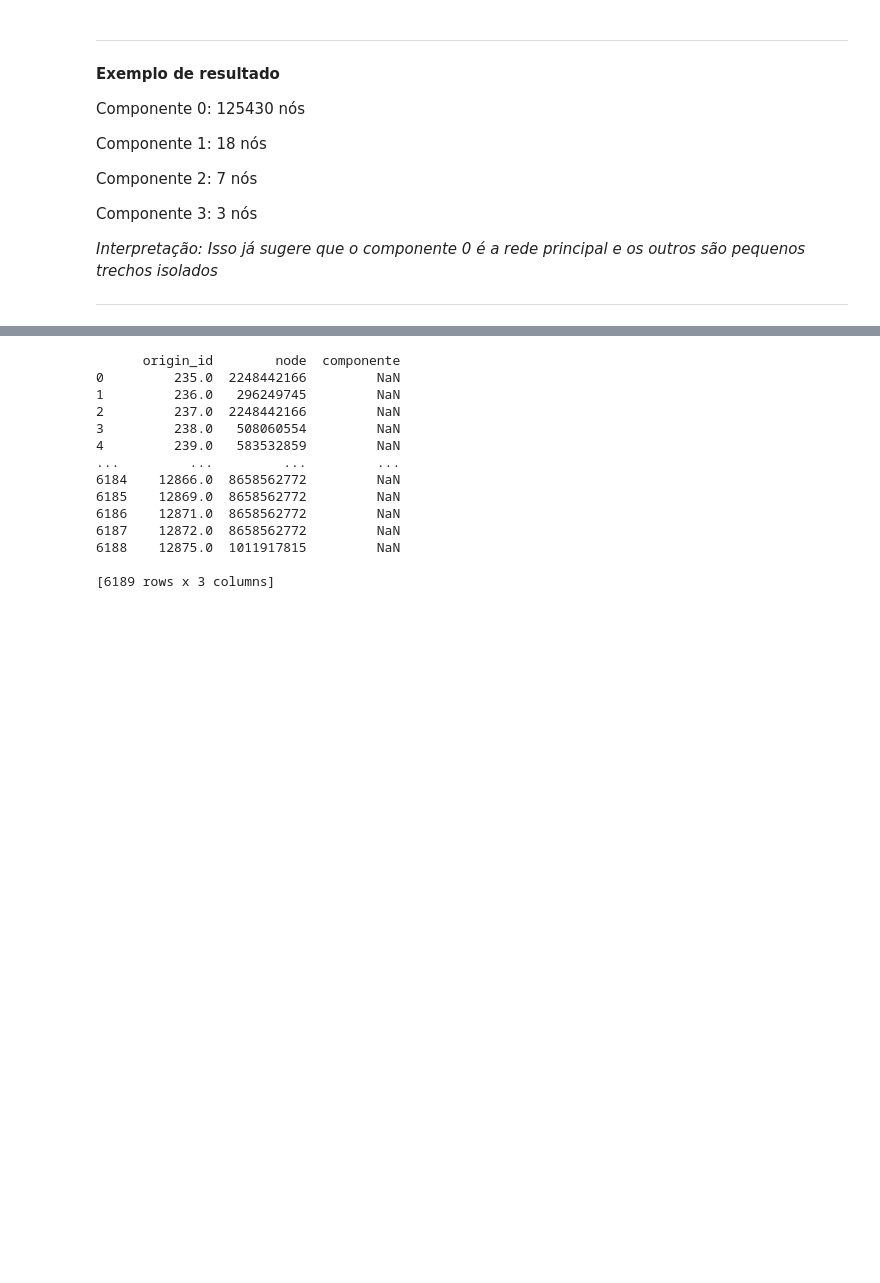
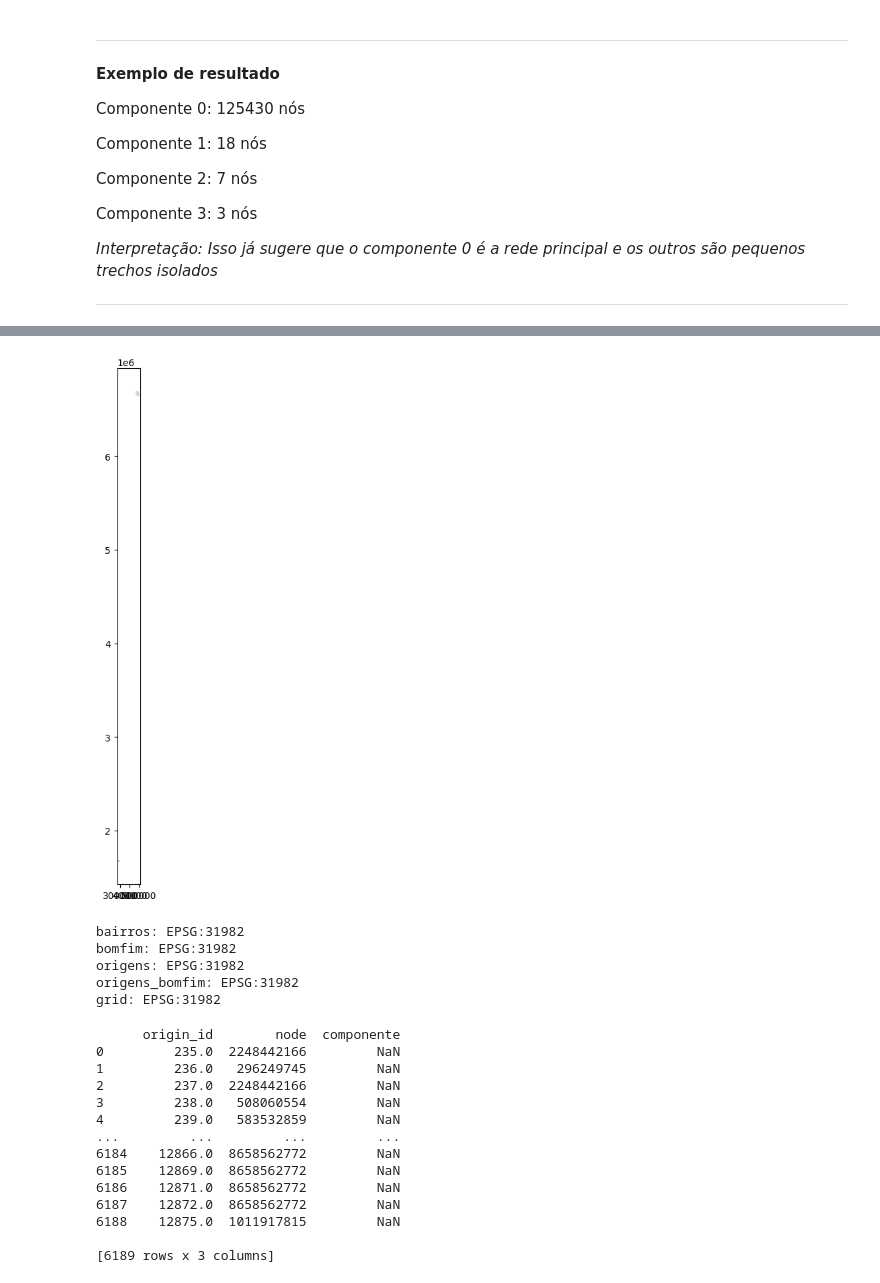
Before and after one commit to S-Behling/EtPilot, a Jupyter notebook: notebooks/04_network_cleaning.ipynb, the cells around one changed output, grey strips where cells are left out. Drawn from its saved outputs; the diff is of its cells as text; code cells hidden in the pictures; blank space fills up the shorter version.

```diff
--- a/notebooks/04_network_cleaning.ipynb
+++ b/notebooks/04_network_cleaning.ipynb
@@ -134,3 +152,47 @@ Número de origens no Bom Fim: 0
+# %%
+grid = gpd.read_file(
+    "../data/grade_estatistica_POA-2022/grade2022.shp"
+)
+
+fig, ax = plt.subplots(figsize=(10, 10))
+
+# Grade
+grid.plot(
+    ax=ax,
+    facecolor="none",
+    edgecolor="lightgray"
+)
+
+# Limite do Bom Fim
+bomfim.plot(
+    ax=ax,
+    facecolor="none",
+    edgecolor="blue",
+    linewidth=2
+)
+
+# Origens dentro do Bom Fim
+origens_bomfim.plot(
+    ax=ax,
+    color="red",
+    markersize=10
+)
+
+plt.show()
+# %% [output]
+[figure, added]
+# %%
+print("bairros:", bairros.crs)
+print("bomfim:", bomfim.crs)
+print("origens:", origens.crs)
+print("origens_bomfim:", origens_bomfim.crs)
+print("grid:", grid.crs)
+# %% [output]
+bairros: EPSG:31982
+bomfim: EPSG:31982
+origens: EPSG:31982
+origens_bomfim: EPSG:31982
+grid: EPSG:31982
 # %%
 
 # Cria um dicionário que mapeia cada nó para o índice do componente ao qual ele pertence
```
Also changed, not shown: parts of 3 cells of this notebook, 2 other files.
